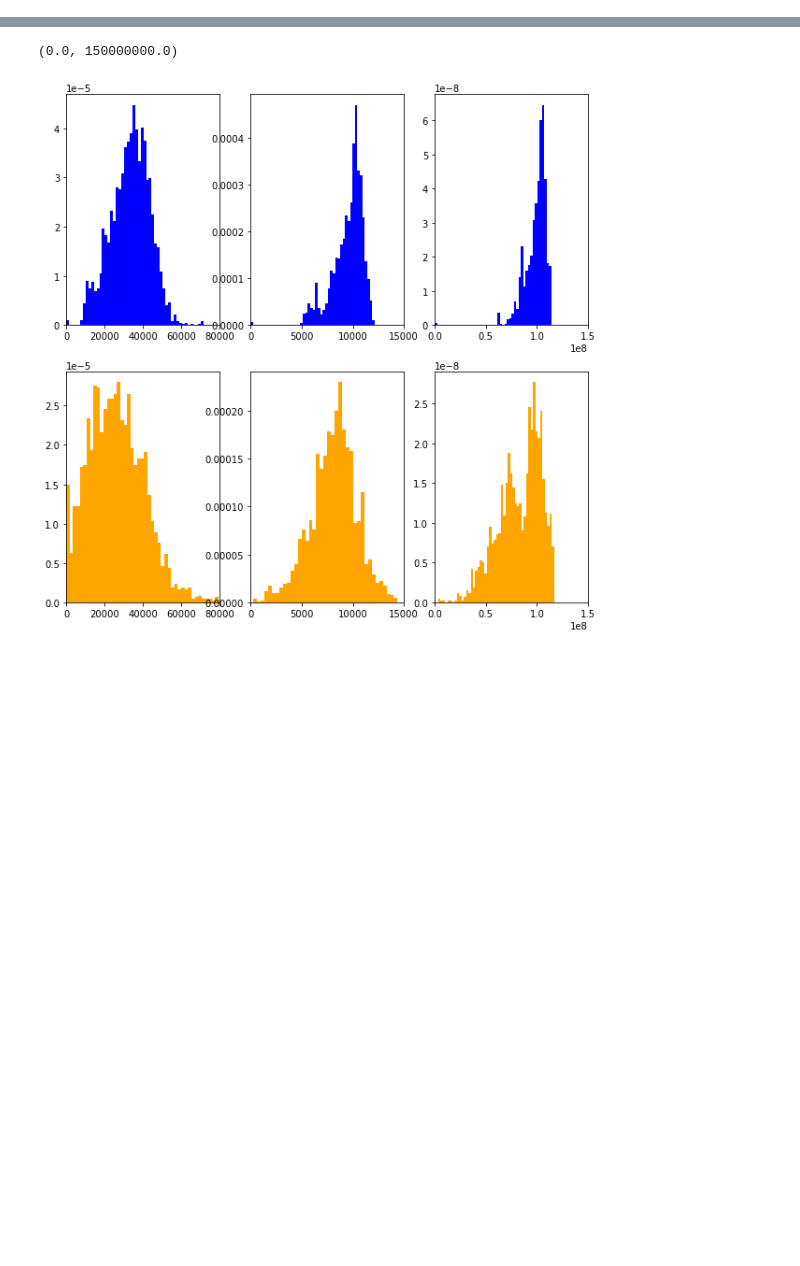
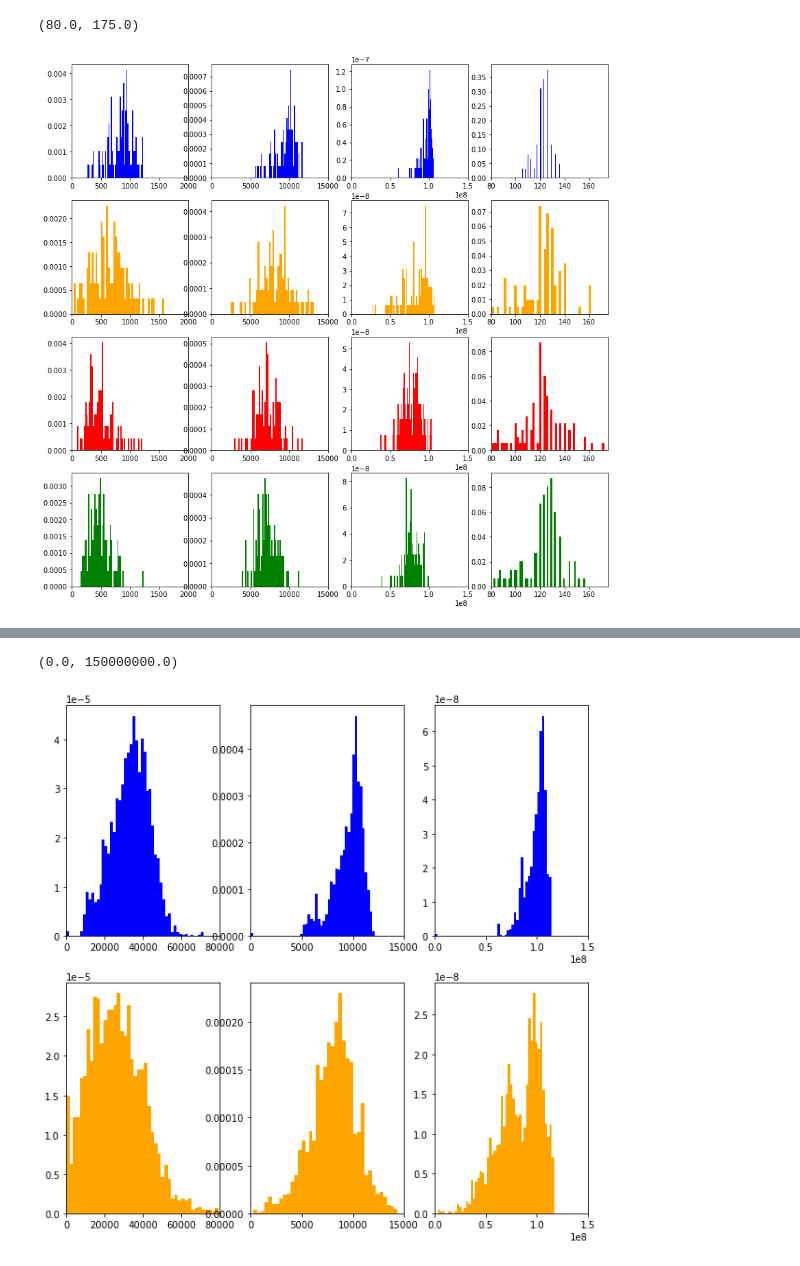
Before and after one commit to sergi-andreu/ProjectMusicInformatics, a Jupyter notebook: preprocessing/extractSimpleFeatures.ipynb, the cells around one changed output, grey strips where cells are left out. Cells and saved outputs as stored; diff of their text form; code cells hidden in the pictures; blank space fills up the shorter version.

```diff
--- a/preprocessing/extractSimpleFeatures.ipynb
+++ b/preprocessing/extractSimpleFeatures.ipynb
@@ -182 +309,58 @@ ax.scatter(ZC[3].flatten(), SC[3].flatten(), marker='*', alpha=0.1)
+# %%
+# From top to bottom: genre
+# From left to right: zero crossings, spectral centroid, spectral variance, static tempo extimation by librosa
+# For the first three the mean is taken over all windows (can be changed!)
+
+
+fig, [[ax1, ax2, ax3, ax4], [ax5, ax6, ax7, ax8], [ax9, ax10, ax11, ax12], [ax13, ax14, ax15, ax16]] = plt.subplots(4,4, figsize=(14,14))
+
+# fig, [[ax1, ax2, ax3], [ax4, ax5, ax6]] = plt.subplots(2,3)
+
+
+ax1.hist(np.mean(ZC[0], axis=1),  bins=50, density=True, color='blue')
+ax2.hist(np.mean(SC[0], axis=1),  bins=50, density=True, color='blue')
+ax3.hist(np.mean(SV[0], axis=1),  bins=50, density=True, color='blue')
+ax4.hist(staticTempo[0] ,  bins=50, density=True, color='blue')
+
+
+ax5.hist(np.mean(ZC[1], axis=1), bins=50, density=True, color='orange')
+ax6.hist(np.mean(SC[1], axis=1), bins=50, density=True, color='orange')
+ax7.hist(np.mean(SV[1], axis=1), bins=50, density=True, color='orange')
+ax8.hist(staticTempo[1],  bins=50, density=True, color='orange')
+
+
+ax9.hist(np.mean(ZC[2], axis=1),  bins=50, density=True, color='red')
+ax10.hist(np.mean(SC[2], axis=1), bins=50, density=True, color='red')
+ax11.hist(np.mean(SV[2], axis=1), bins=50, density=True, color='red')
+ax12.hist(staticTempo[2],  bins=50, density=True, color='red')
+
+
+ax13.hist(np.mean(ZC[3], axis=1), bins=50, density=True, color='green')
+ax14.hist(np.mean(SC[3], axis=1), bins=50, density=True, color='green')
+ax15.hist(np.mean(SV[3], axis=1), bins=50, density=True, color='green')
+ax16.hist(staticTempo[3],  bins=50, density=True, color='green')
+
+
+ax1.set_xlim((0,2000))
+ax5.set_xlim((0,2000))
+ax9.set_xlim((0,2000))
+ax13.set_xlim((0,2000))
+
+ax2.set_xlim((0,15000))
+ax6.set_xlim((0,15000))
+ax10.set_xlim((0,15000))
+ax14.set_xlim((0,15000))
+
+ax3.set_xlim((0,1.5e8))
+ax7.set_xlim((0,1.5e8))
+ax11.set_xlim((0,1.5e8))
+ax15.set_xlim((0,1.5e8))
+
+ax4.set_xlim((80,175))
+ax8.set_xlim((80,175))
+ax12.set_xlim((80,175))
+ax16.set_xlim((80,175))
+# %% [output]
+(80.0, 175.0)
+[figure, added]
 # %%
```
Also changed, not shown: parts of 20 cells of this notebook, 1 other file.
